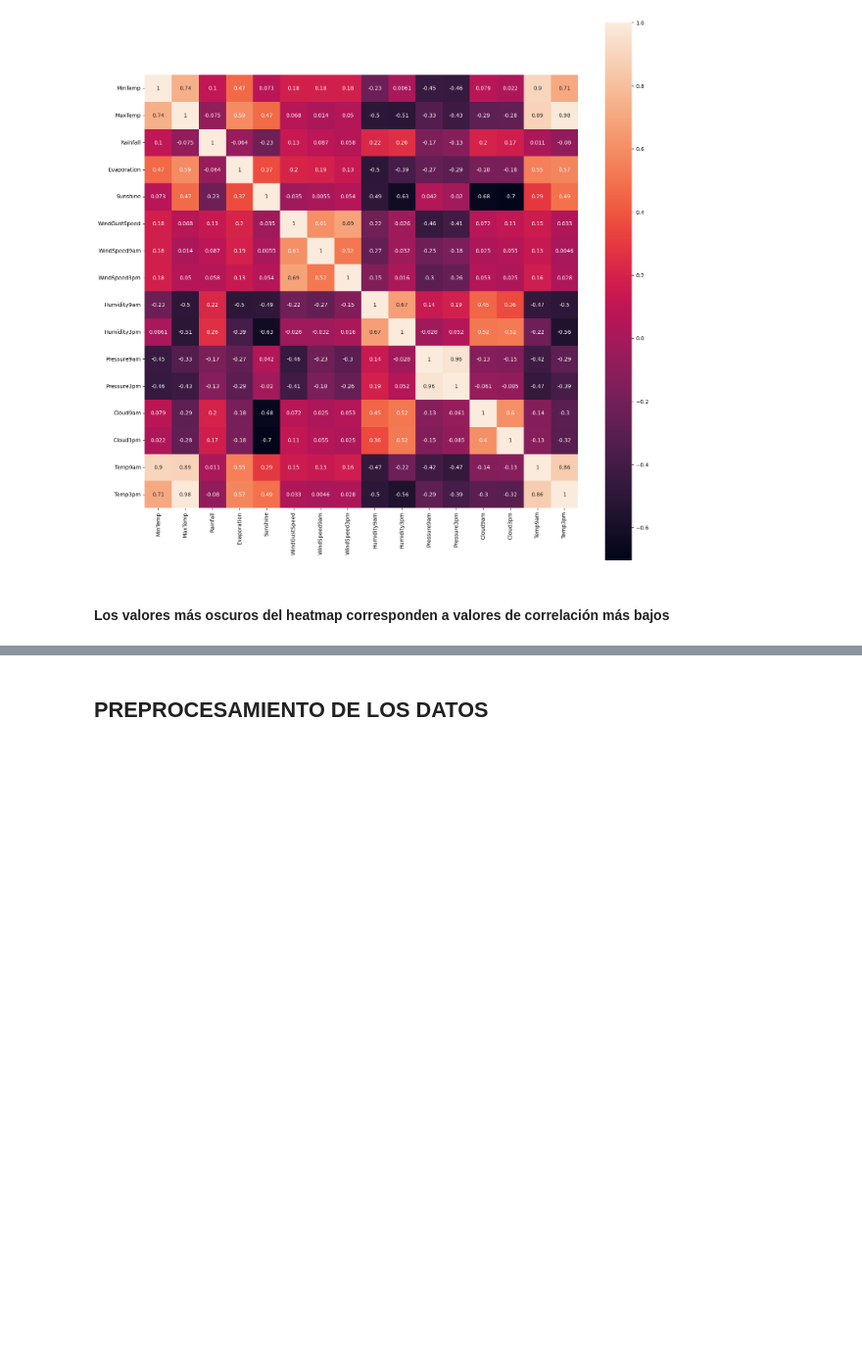
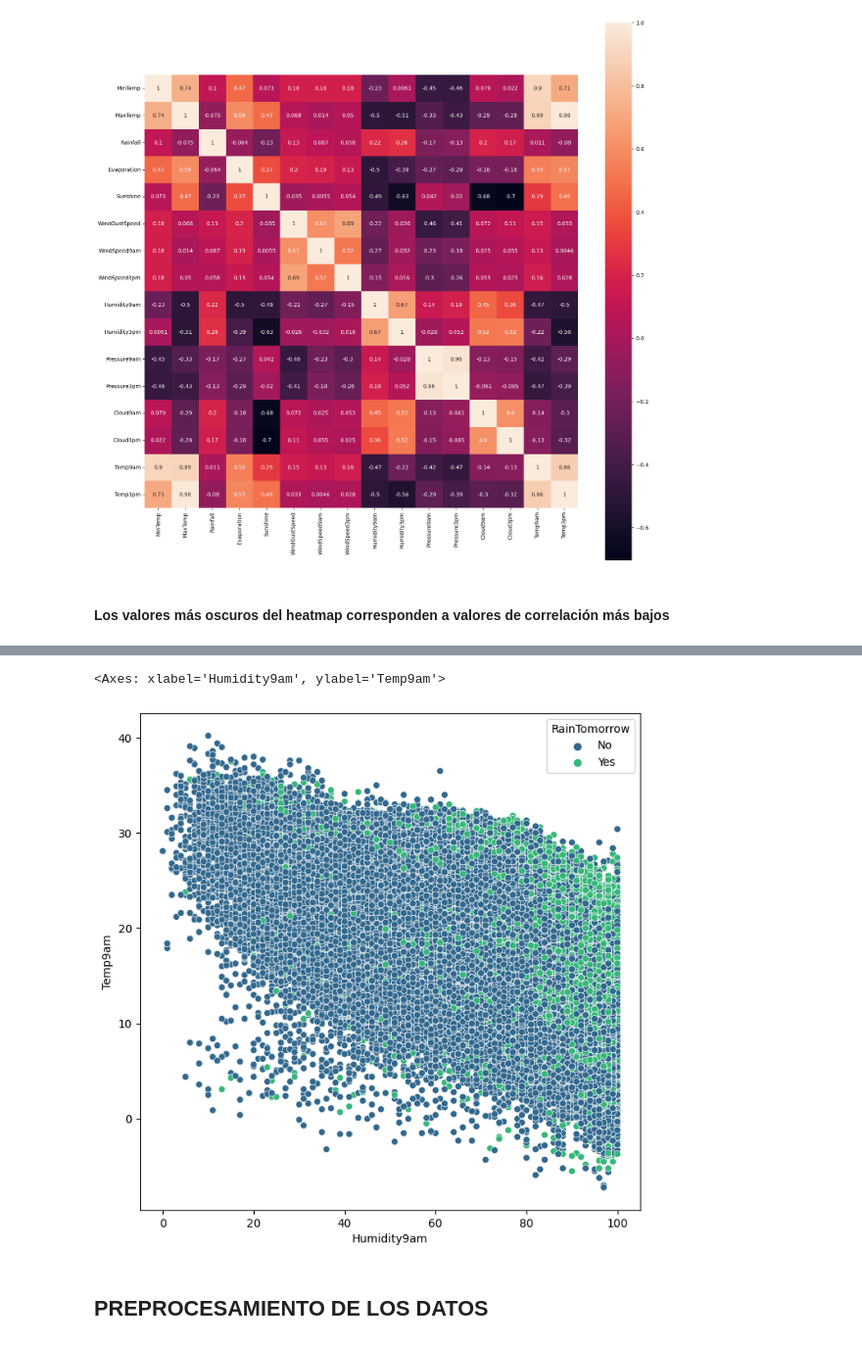
Before and after one commit to ezescordamaglia/CEIA_Analisis_de_datos, a Jupyter notebook: practica_final/TPFinal.ipynb, the cells around one changed output, grey strips where cells are left out. Shown at 98% size. Cells and saved outputs as stored; diff of their text form; code cells hidden in the pictures; blank space fills up the shorter version.

```diff
--- a/practica_final/TPFinal.ipynb
+++ b/practica_final/TPFinal.ipynb
@@ -365,3 +372,10 @@ ax.tick_params(labelsize = 10)
+# %%
+#Relacion de variables de Temperatura y Humedad con variable objetivo
+plt.figure(figsize=(8,8))
+sns.scatterplot(x = 'Humidity9am', y = 'Temp9am', hue = 'RainTomorrow', palette = 'viridis', data = weather)
+# %% [output]
+<Axes: xlabel='Humidity9am', ylabel='Temp9am'>
+[figure, added]
 # %% [markdown]
 ## PREPROCESAMIENTO DE LOS DATOS
 # %%
```
Also changed, not shown: parts of 31 cells of this notebook.
